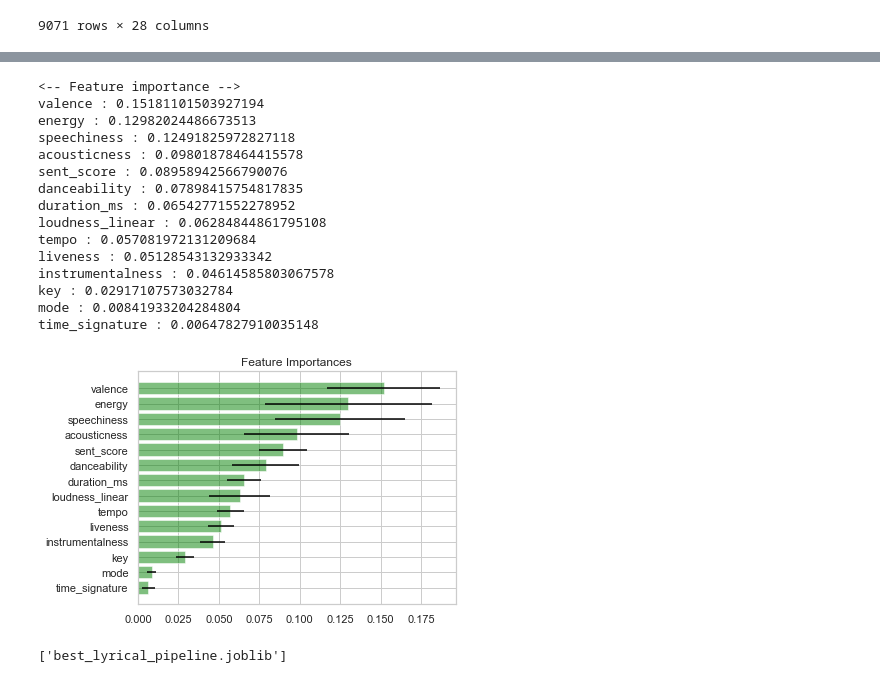
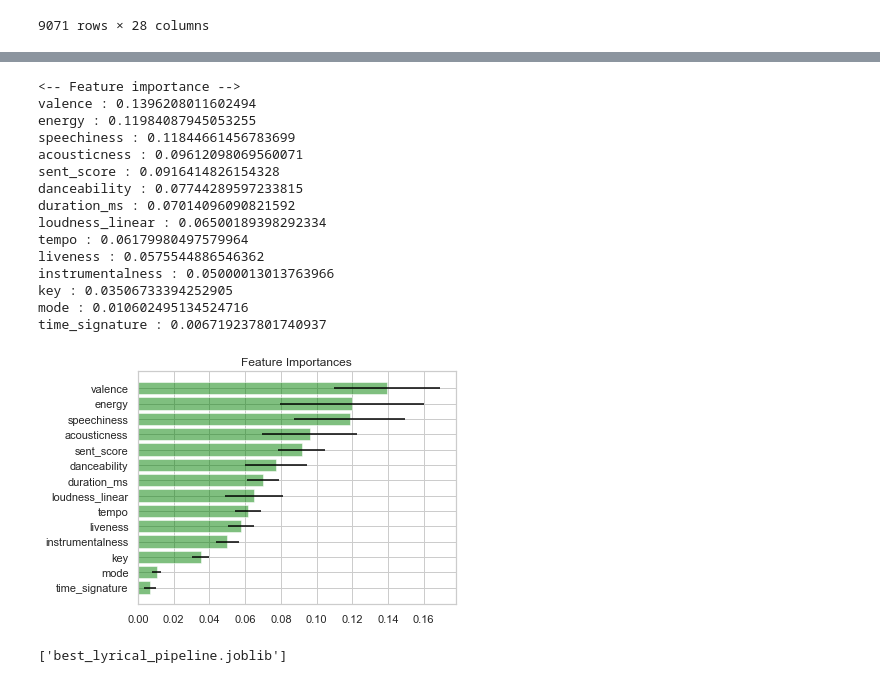
Before and after one commit to jecutter/Emotify_Insight_Project, a Jupyter notebook: Emotify_Project_Dev.ipynb, the cells around one changed output, grey strips where cells are left out. Cells and saved outputs as stored; diff of their text form; code cells hidden in the pictures.

```diff
--- a/Emotify_Project_Dev.ipynb
+++ b/Emotify_Project_Dev.ipynb
@@ -1187,7 +1216,7 @@ df_lyrics['sent_score'] = sent_scores
 #df_lyrics.to_csv('GeniusLyrics_VocalsOnlySet_FullFinal_withSentScores.csv')
 
 # Read in full training set (with lyrics and sentiment scores)
-df_lyrics = pd.read_csv('GeniusLyrics_VocalsOnlySet_FullFinal_withSentScores.csv', index_col=0)
+df_lyrics = pd.read_csv('Data/GeniusLyrics_VocalsOnlySet_FullFinal_withSentScores.csv', index_col=0)
 df_lyrics
 # %% [output]
 |  | track_id | artist | title | happy_tags | num_happy_tags | calm_tags | num_calm_tags | sad_tags | ... |
@@ -1227,7 +1264,7 @@ labels = df_lyrics_red[['overall_emotion']]
 
 # Create training/testing split
 #x_train, x_test, y_train, y_test = split_by_emotion(features, labels)
-x_train, x_test, y_train, y_test = train_test_split(features, labels)
+x_train, x_test, y_train, y_test = train_test_split(features, labels, test_size = 0.2)
 print("Using a training dataset of size:", len(x_train))
 print("Using a test dataset of size:", len(x_test))
 # %% [output]
@@ -1288,16 +1473,0 @@ Best averaged CV accuracy was 67.6386111554924 %
-# %%
-# Set up pipeline for a stochastic gradient descent (SGD) model
-# Use default "hinge" loss (SVM)
-clf_pipe = Pipeline([
-                    ('scale', StandardScaler()),
-                    ('clf', SGDClassifier(random_state=1))
-                    ])
-
-parameters = {'clf__penalty' : ['l1', 'l2'],
-              'clf__alpha' : [1e-5, 1e-4, 1e-3, 1e-2, 0.1, 1]
-             }
-
-gs_clf = GridSearchCV(clf_pipe, parameters, cv=5)
-gs_clf.fit(x_train, y_train.values.ravel())
-print(f'Mean CV score of best estimator: {gs_clf.best_score_}')
-gs_clf.best_params_
@@ -1321,17 +1473,0 @@ Best averaged CV accuracy was 67.23522733961772 %
-# %%
-# Set up pipeline for a Random Forest model
-clf_pipe = Pipeline([
-                    ('scale', StandardScaler()),
-                    ('clf', RandomForestClassifier(random_state=1))
-                    ])
-
-parameters = {'clf__n_estimators' : [500, 1000, 2000, 3000],
-              'clf__max_depth' : [5, 15, 30],
-              'clf__min_samples_split' : [2, 5],
-              'clf__min_samples_leaf' : [1, 3]
-             }
-
-gs_clf = GridSearchCV(clf_pipe, parameters, cv=5)
-gs_clf.fit(x_train, y_train.values.ravel())
-print(f'Mean CV score of best estimator: {gs_clf.best_score_}')
-gs_clf.best_params_
@@ -1358,43 +1474,43 @@ Best averaged CV accuracy was 68.62856229870754 %
 # %%
 rfc = gs_clf.best_estimator_['clf']
 
 # Show feature importances (sorted)
 idx = sorted(range(len(rfc.feature_importances_)), key=lambda k: rfc.feature_importances_[k], reverse=True)
 #for i,f in enumerate(features):
 print('<-- Feature importance -->')
 for i in idx:
-    print(features.columns[i], ':', rfc.feature_importances_[i])
+    print(features[x_train.columns[selector.support_]].columns[i], ':', rfc.feature_importances_[i])
 
 # Sort features by importance (not reversed) for bar plotting
 idx = sorted(range(len(rfc.feature_importances_)), key=lambda k: rfc.feature_importances_[k])
 importances = rfc.feature_importances_
 std = np.std([tree.feature_importances_ for tree in rfc.estimators_], axis=0)
 
 # Create horizontal bar plot breaking down feature importances,
 # with errors derived from standard deviation of all tree estimators in forest
-y_axis = range(features.shape[1])
+y_axis = range(features[x_train.columns[selector.support_]].shape[1])
 fig = plt.figure()
 plt.title("Feature Importances")
 plt.barh(y_axis, importances[idx], color="g", xerr=std[idx], align="center", alpha=0.5)
-plt.yticks(y_axis, features.columns[idx])
+plt.yticks(y_axis, features[x_train.columns[selector.support_]].columns[idx])
 plt.tight_layout()
 # %% [output]
 <-- Feature importance -->
-valence : 0.15181101503927194
-energy : 0.12982024486673513
-speechiness : 0.12491825972827118
-acousticness : 0.09801878464415578
-sent_score : 0.08958942566790076
-danceability : 0.07898415754817835
-duration_ms : 0.06542771552278952
-loudness_linear : 0.06284844861795108
-tempo : 0.057081972131209684
-liveness : 0.05128543132933342
-instrumentalness : 0.04614585803067578
-key : 0.02917107573032784
-mode : 0.00841933204284804
-time_signature : 0.00647827910035148
+valence : 0.1396208011602494
+energy : 0.11984087945053255
+speechiness : 0.11844661456783699
+acousticness : 0.09612098069560071
+sent_score : 0.0916414826154328
+danceability : 0.07744289597233815
+duration_ms : 0.07014096090821592
+loudness_linear : 0.06500189398292334
+tempo : 0.06179980497579964
+liveness : 0.0575544886546362
+instrumentalness : 0.05000013013763966
+key : 0.03506733394252905
+mode : 0.010602495134524716
+time_signature : 0.006719237801740937
-[figure, old version]
+[figure, new version]
 # %%
 # Pickle model and write to a file for app use
 #pickle.dump(gs_clf.best_estimator_, open('best_lyrical_pipeline.pkl', 'wb'))
```
Also changed, not shown: parts of 52 cells of this notebook, 1 other file.
